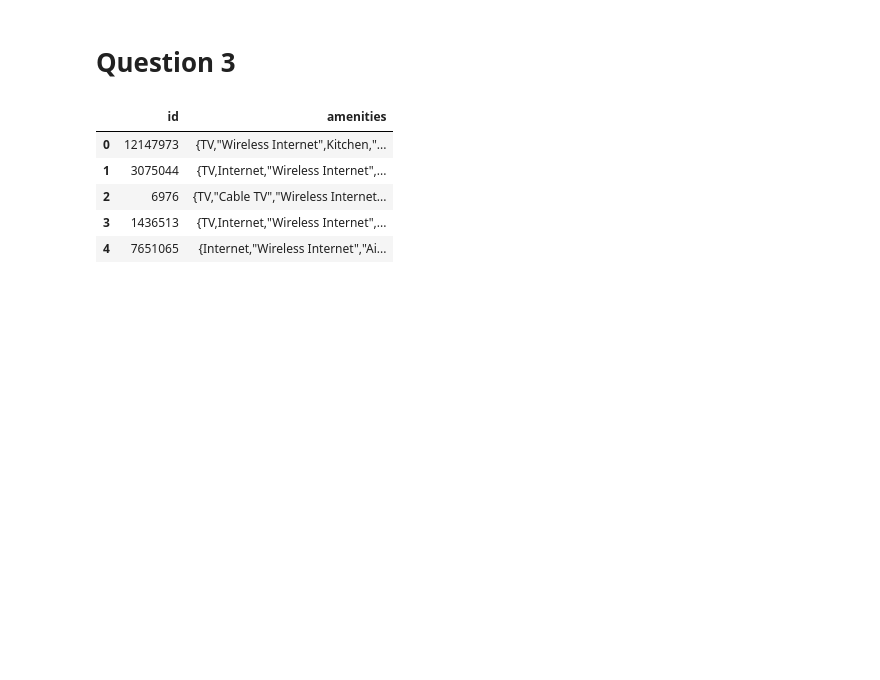
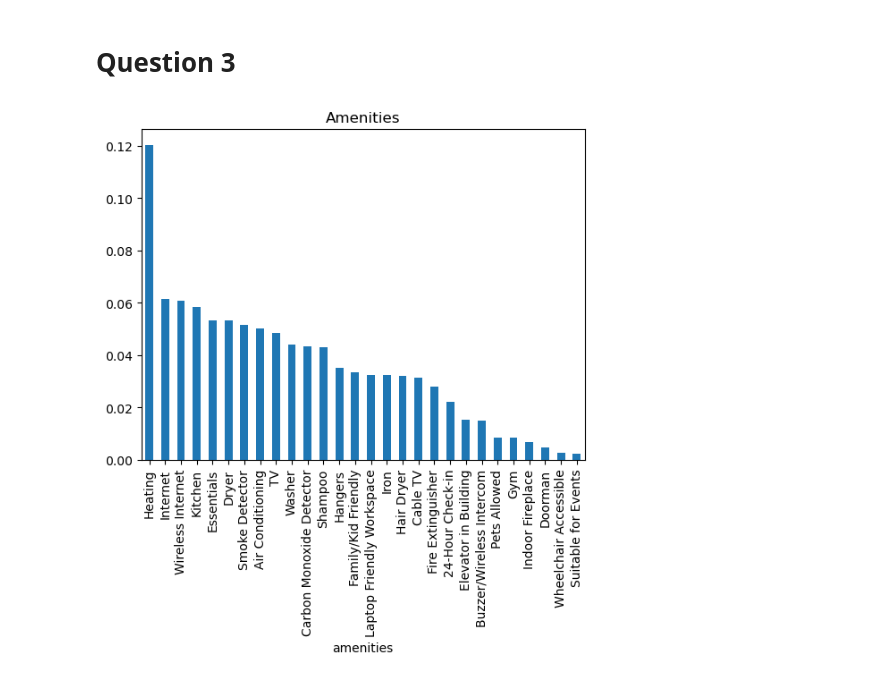
Before and after one commit to elena-zampieri/airbnb-seatle-analysis, a Jupyter notebook: Seattle Analysis.ipynb, the cells around one changed output. Cells and saved outputs as stored; diff of their text form; code cells hidden in the pictures; blank space fills up the shorter version.

Commit message:
question 3

```diff
--- a/Seattle Analysis.ipynb
+++ b/Seattle Analysis.ipynb
@@ -358,12 +425,41 @@ monthly_merged_calendar_listing = merged_calendar_listing.groupby('listing_id')[
 monthly_merged_calendar_listing.head()
 # %% [markdown]
 # Question 3
-# %%
-listing[['id','amenities']].head()
-# %% [output]
-|  | id | amenities |
-| 0 | 12147973 | {TV,"Wireless Internet",Kitchen,"... |
-| 1 | 3075044 | {TV,Internet,"Wireless Internet",... |
-| 2 | 6976 | {TV,"Cable TV","Wireless Internet... |
-| 3 | 1436513 | {TV,Internet,"Wireless Internet",... |
-| 4 | 7651065 | {Internet,"Wireless Internet","Ai... |
+# %%
+#Question 3
+def total_count(df, col1, col2, look_for):
+    new_df = defaultdict(int)
+    #loop through list of ed types
+    for val in look_for:
+        #loop through rows
+        for idx in range(df.shape[0]):
+            #if the ed type is in the row add 1
+            if val in df[col1][idx]:
+                new_df[val] += int(df[col2][idx])
+    new_df = pd.DataFrame(pd.Series(new_df)).reset_index()
+    new_df.columns = [col1, col2]
+    new_df.sort_values('count', ascending=False, inplace=True)
+    return new_df
+
+possible_vals = ["TV", '"Cable TV"','"Wireless Internet"','"Air Conditioning"',"Kitchen","Heating","Washer","Dryer",
+                 "Internet","Gym",'"Elevator in Building"','"Buzzer/Wireless Intercom"',"Heating",'"Family/Kid Friendly"',
+                 '"Smoke Detector"','"Carbon Monoxide Detector"',"Essentials","Shampoo",'"24-Hour Check-in"',"Hangers",'"Hair Dryer"',
+                 "Iron",'"Laptop Friendly Workspace"','"Fire Extinguisher"','"Wheelchair Accessible"','"Pets Allowed"',"Doorman",
+                 '"Indoor Fireplace"','"Suitable for Events"']
+# %%
+def clean_and_plot(df, title='Amenities', plot=True):
+    amenities = listing['amenities'].value_counts().reset_index()
+    amenities.rename(columns={'index': 'amenities', 'amenities': 'count'}, inplace=True)
+    amenities_df = total_count(amenities, 'amenities', 'count', possible_vals)
+    amenities_df['amenities'] = amenities_df['amenities'].apply(lambda x: x.strip('"'))
+    amenities_df.set_index('amenities', inplace=True)
+    if plot:
+        (amenities_df/amenities_df.sum()).plot(kind='bar', legend=None);
+        plt.title(title);
+        plt.show()
+    props_amenities_df = amenities_df/amenities_df.sum()
+    return props_amenities_df
+
+props_df = clean_and_plot(listing)
+# %% [output]
+[figure, added]
```
Also changed, not shown: parts of 8 cells of this notebook.
